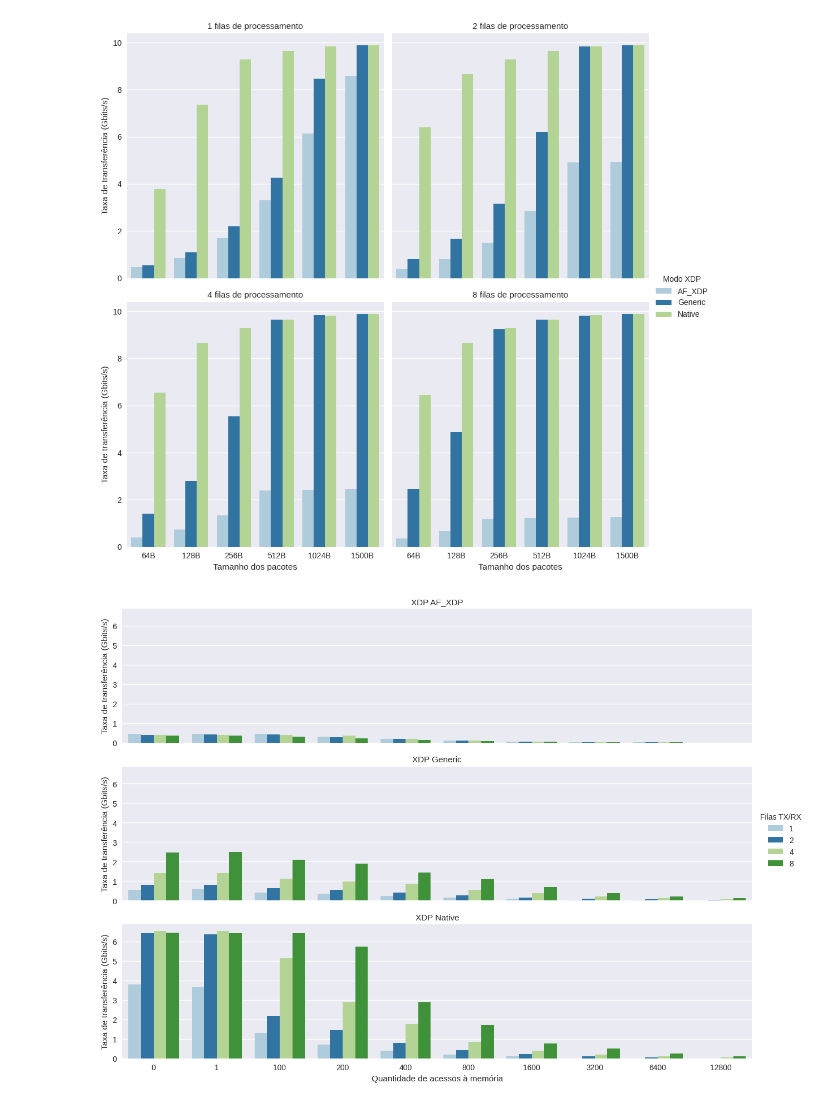
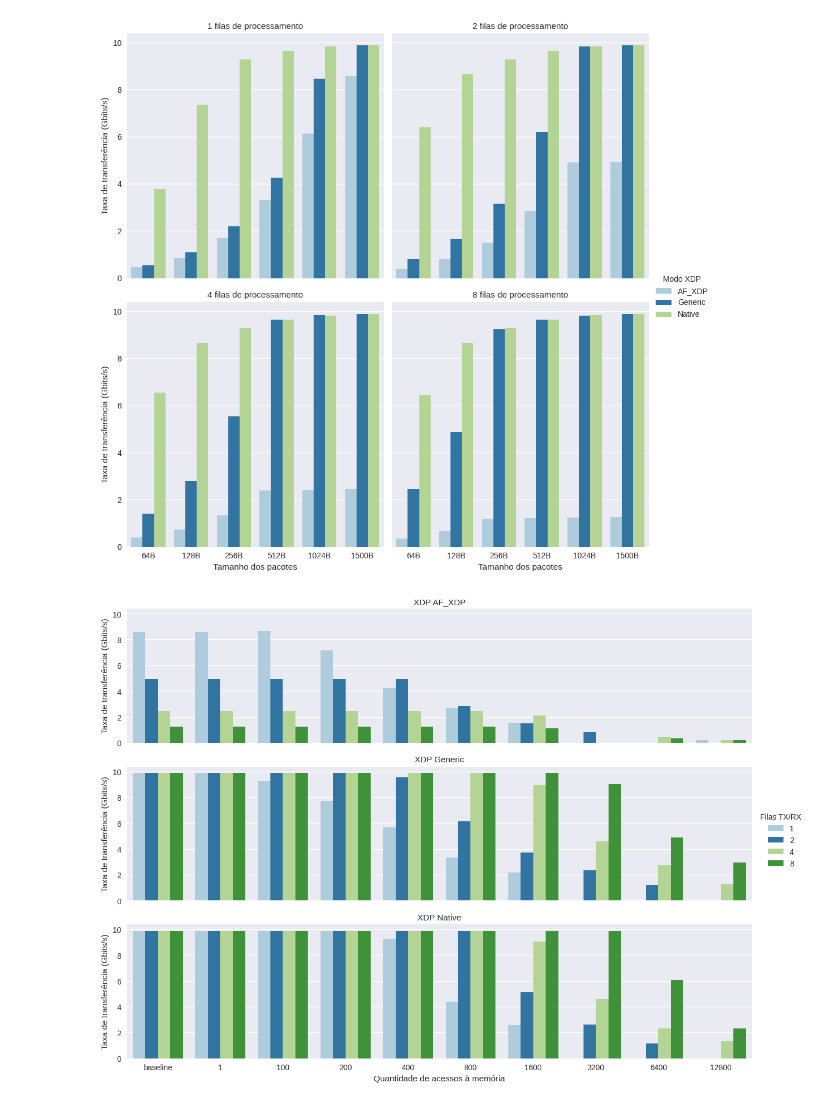
Before and after one commit to igor-capeletti/tcc_eBPF_XDP, a Jupyter notebook: scripts/python/gera_graficos_vazao.ipynb, the cells around one changed output. Saved outputs shown, nothing was run; the diff lists cells and outputs as text; code cells hidden in the pictures.

```diff
--- a/scripts/python/gera_graficos_vazao.ipynb
+++ b/scripts/python/gera_graficos_vazao.ipynb
@@ -72,6 +72,7 @@ for i,j in zip(lista_for,lista_alias_for):
        df_gerador['algoritmo']= df_gerador['algoritmo'].replace(f'{i}',f'{j}')
 
 df_gerador['algoritmo']= df_gerador['algoritmo'].astype(int)
+df_gerador = df_gerador.rename(columns={'hook_ebpf': 'Modo XDP'})
 
 df_gerador
 # %% [output]
@@ -97,26 +98,17 @@ format_imagens= '.pdf'
 #Figura 17
 
 algoritmo= 0
-combined= 8
-#packet_size= 1024
-#hook_ebpf= 'xdpgeneric'
-#hook_ebpf= 'xdpdrv'
-#hook_ebpf= 'af_xdp'
 
 eixo_x= 'packet_size'
 eixo_y= 'rx_packet_rate'
-hue= 'hook_ebpf'
+hue= 'Modo XDP'
 
 plt.rc('figure', figsize=(5, 5))
-df_gerador= df_gerador.sort_values(by=[eixo_x,hue], ascending=True)       #ordena dados com os valores do eixo x
+df_gerador= df_gerador.sort_values(by=[eixo_x,hue,'Modo XDP'], ascending=True)       #ordena dados com os valores do eixo x
 
 df= df_gerador.copy()
 df= df[df.algoritmo == algoritmo]                #filtra por algoritmo especifico
-#df= df[df.combined == combined]                  #filtra por quantidade de filas TX/RX especifica
-#df= df[df.packet_size == packet_size]            #filtra por tamanho de pacote especifico
-#df= df[df.hook_ebpf == hook_ebpf]                #filtra por modo XDP especifico
 df= df[[eixo_x, eixo_y, hue, 'combined']]
-df = df.rename(columns={'hook_ebpf': 'Modo XDP'})
 
 df['packet_size']= df['packet_size'].astype(str)
 for i,j in zip(lista_pacotes,lista_alias_pacotes):
@@ -132,56 +124,46 @@ grafico.set_ylabels("Taxa de transferência (Gbits/s)")
 grafico.set_xlabels("Tamanho dos pacotes")
 grafico.set_titles("{col_name} filas de processamento")
 
-#ax.set_ylabel('Taxa de transferência (Gbits/s)')
-#ax.set_xlabel("Tamanho dos pacotes")
-
 grafico.savefig(f'{raiz}/vazao_{hue}_x_{eixo_x}@alg_{algoritmo}{format_imagens}')
 # %% [output]
 [figure]
 # %%
-#Figura 18
+#Figura 18, 19 e 20
 
-from numpy import row_stack
-
-
-algoritmo= 0
-combined= 1
-packet_size= 64
-#hook_ebpf= 'xdpgeneric'
-#hook_ebpf= 'xdpdrv'
-#hook_ebpf= 'af_xdp'
+#packet_size= 64
+#packet_size= 1024
+packet_size= 1500
 
 eixo_x= 'algoritmo'
 eixo_y= 'rx_packet_rate'
 hue= 'combined'
 
 plt.rc('figure', figsize=(20, 5))
-df_gerador= df_gerador.sort_values(by=[eixo_x,hue], ascending=True)       #ordena dados com os valores do eixo x
+df_gerador= df_gerador.sort_values(by=[eixo_x,hue,'Modo XDP'], ascending=True)       #ordena dados com os valores do eixo x
 
 df= df_gerador.copy()
-#df= df[df.algoritmo == algoritmo]                #filtra por algoritmo especifico
-#df= df[df.combined > combined]                  #filtra por quantidade de filas TX/RX especifica
 df= df[df.packet_size == packet_size]            #filtra por tamanho de pacote especifico
-#df= df[df.hook_ebpf == hook_ebpf]                #filtra por modo XDP especifico
 
-df= df[[eixo_x, eixo_y, hue, 'hook_ebpf']]
-df = df.rename(columns={'hook_ebpf': 'Modo XDP'})
+
+df= df[[eixo_x, eixo_y, hue, 'Modo XDP']]
 df = df.rename(columns={'combined': 'Filas TX/RX'})
+df['algoritmo']= df['algoritmo'].astype(str)
+df['algoritmo']= df['algoritmo'].replace('0','baseline')
 
 
 df.index= range(len(df))
 grafico = sns.catplot(
     data=df, x=eixo_x, y=eixo_y,
     col='Modo XDP', hue='Filas TX/RX',
     kind="bar", palette='Paired', col_wrap=1,
     height= 3, aspect=12/3
 )
 grafico.set_ylabels("Taxa de transferência (Gbits/s)")
 grafico.set_xlabels("Quantidade de acessos à memória")
 grafico.set_titles("XDP {col_name}")
 
 
 grafico.savefig(f'{raiz}/vazao_{hue}_x_{eixo_x}@packet_size_{packet_size}{format_imagens}')
 # %% [output]
-[figure, old version]
+[figure, new version]
 # %%
```
Also changed, not shown: parts of 25 cells of this notebook, 49 other files.
